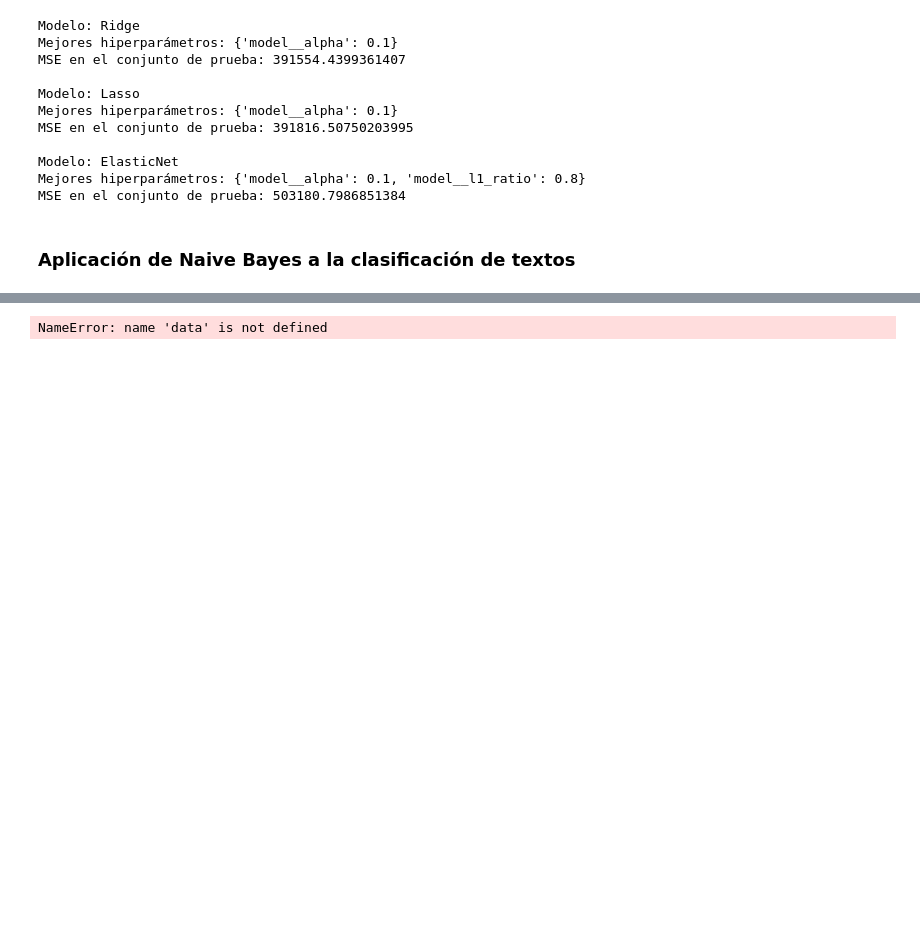
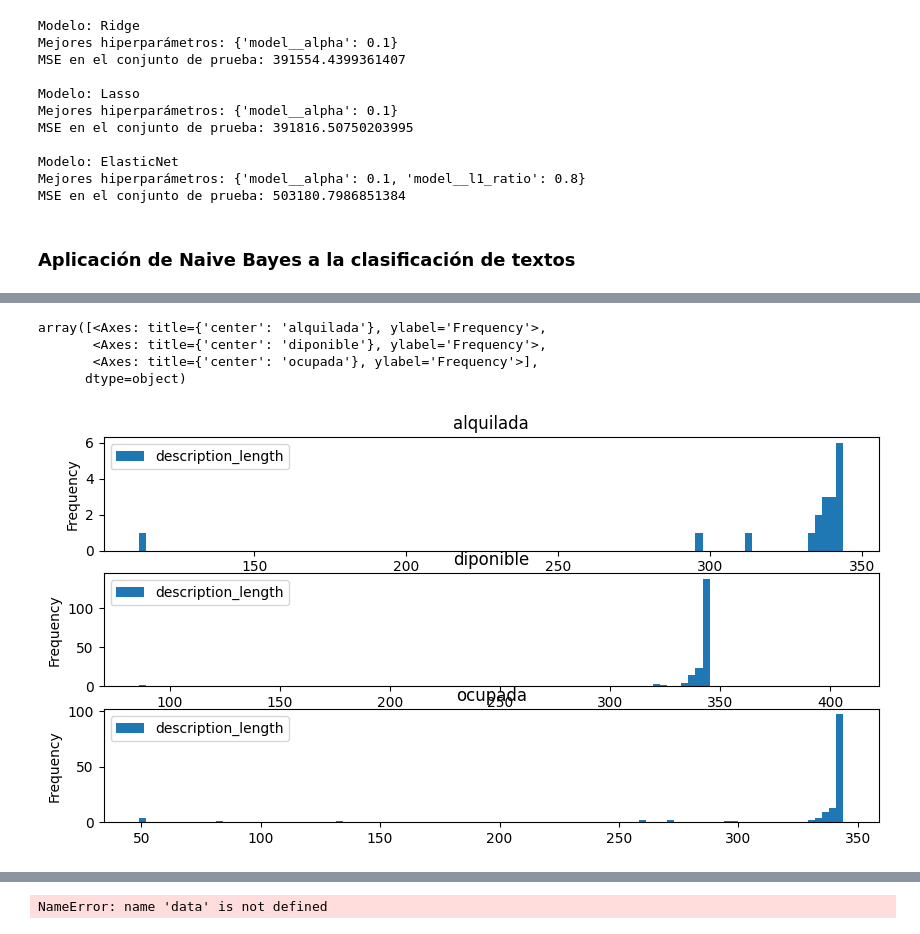
Before and after one commit to germanztz/data-science-uoc-realadvisor, a Jupyter notebook: realadvisor_03_model.ipynb, the cells around one changed output, grey strips where cells are left out. Drawn from its saved outputs; the diff is of its cells as text; code cells hidden in the pictures; blank space fills up the shorter version.

```diff
--- a/realadvisor_03_model.ipynb
+++ b/realadvisor_03_model.ipynb
@@ -1065,0 +1004,9 @@ Predicciones: ['diponible' 'diponible' 'diponible']
+# %%
+ideal['description_length'] = ideal['description'].apply(len)
+ideal.plot(kind='hist', column='description_length', by='disponibilidad', bins=100, figsize=(10,5))
+# %% [output]
+array([<Axes: title={'center': 'alquilada'}, ylabel='Frequency'>,
+       <Axes: title={'center': 'diponible'}, ylabel='Frequency'>,
+       <Axes: title={'center': 'ocupada'}, ylabel='Frequency'>],
+      dtype=object)
+[figure, added]
```
Also changed, not shown: parts of 10 cells of this notebook, 7 other files.
